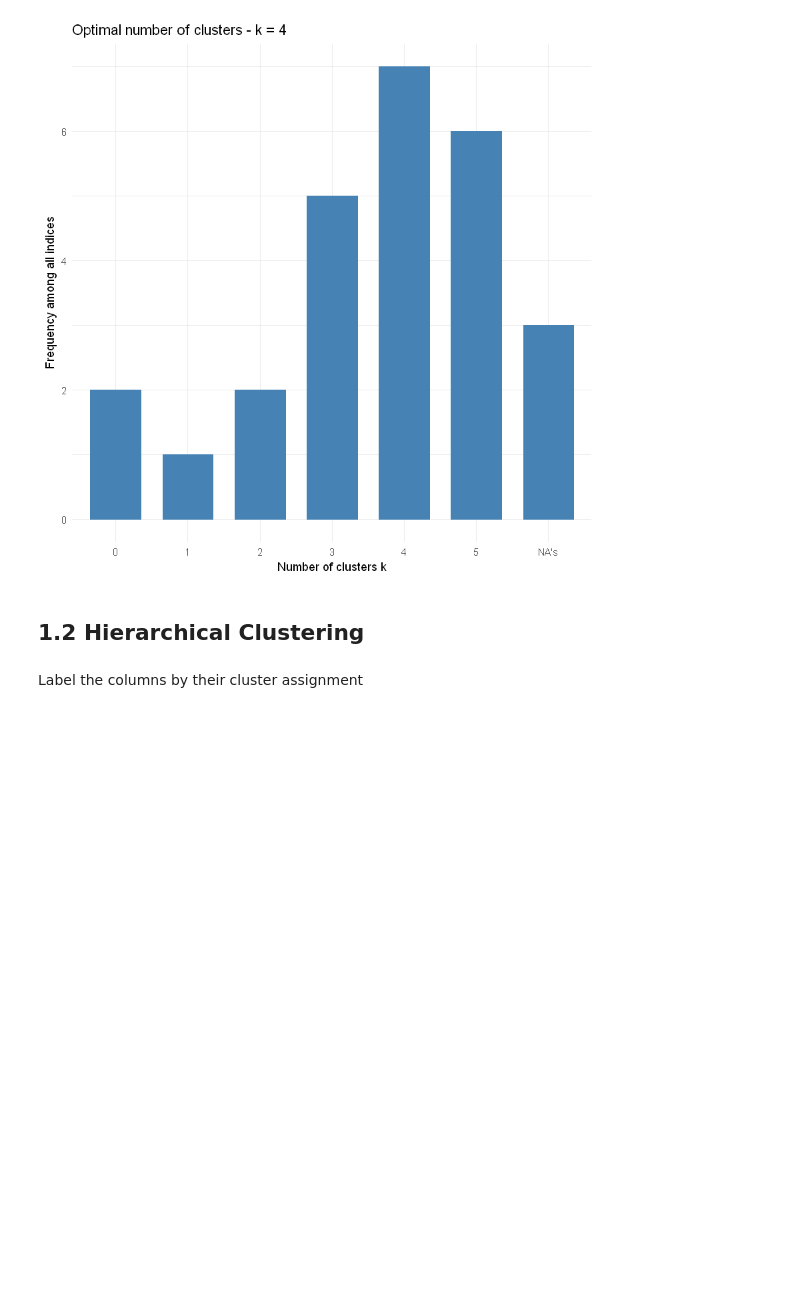
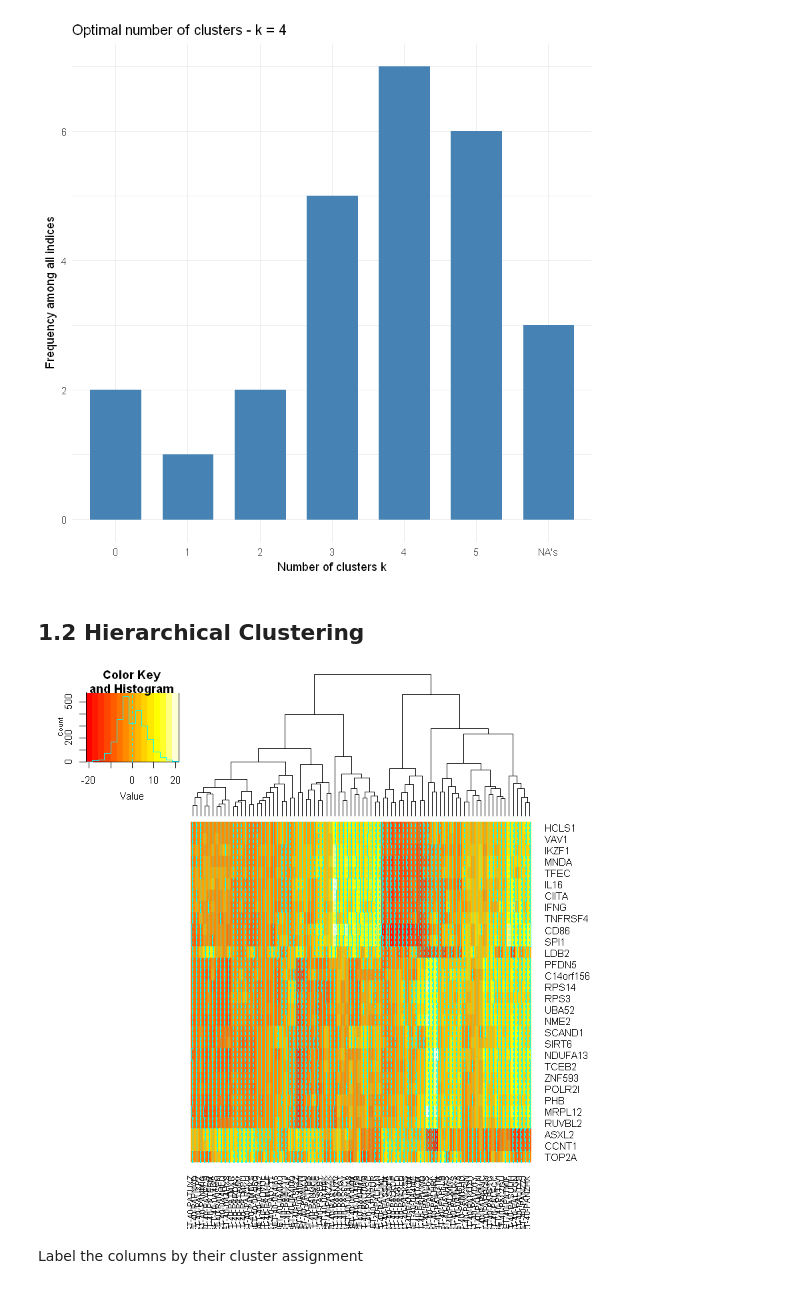
Before and after one commit to jeinson/CM-Osteosarcoma-Analysis, a Jupyter notebook: Identifing Relapse status from MR signatures.ipynb, the cells around one changed output. Cells and saved outputs as stored; diff of their text form; code cells hidden in the pictures; blank space fills up the shorter version.

```diff
--- a/Identifing Relapse status from MR signatures.ipynb
+++ b/Identifing Relapse status from MR signatures.ipynb
@@ -284,9 +292,12 @@ Conclusion
 # %% [markdown]
 ## 1.2 Hierarchical Clustering
 # %%
+hm_ED <- heatmap.2(x = TopMRScale %>% as.matrix, dendrogram = "column")
 SampleClusters <- as.hclust(hm_ED$colDendrogram)
 ClusterAssignment <- cutree(SampleClusters, k = 4)
 sidecols2 <- brewer.pal(4, "Set1")[ClusterAssignment]
+# %% [output]
+[figure, added]
 # %% [markdown]
 Label the columns by their cluster assignment
 # %%
```
Also changed, not shown: parts of 31 cells of this notebook, 1 other file.
